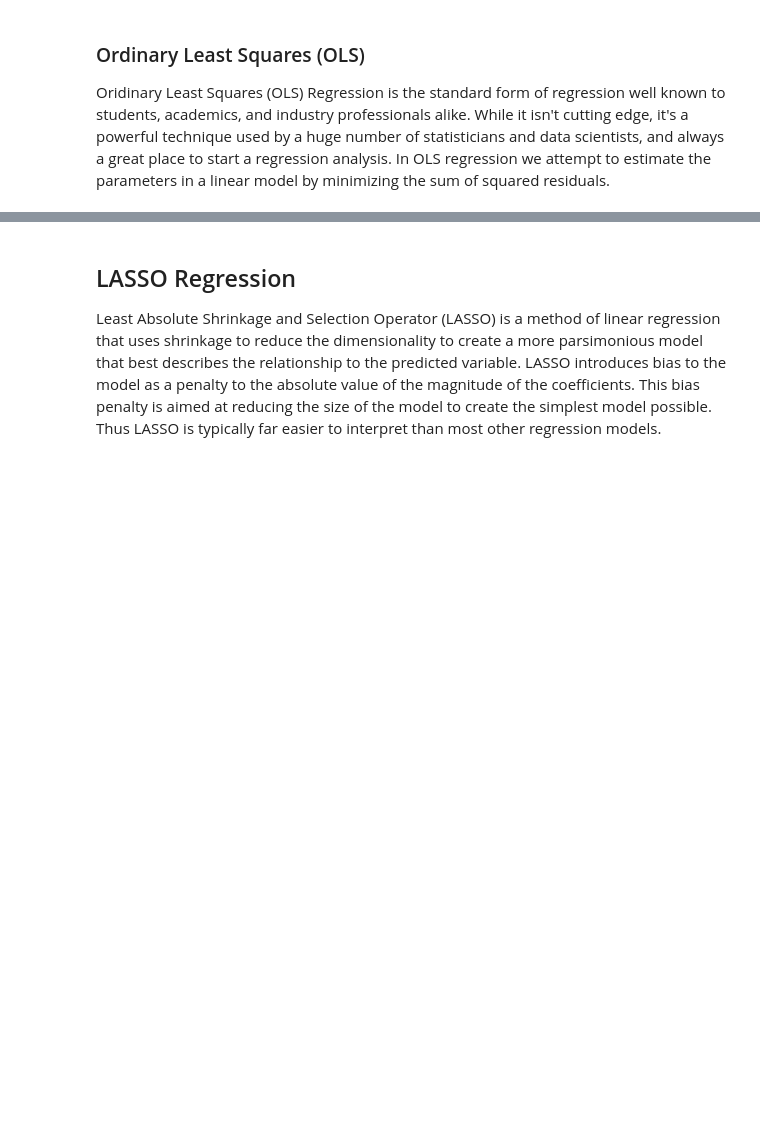
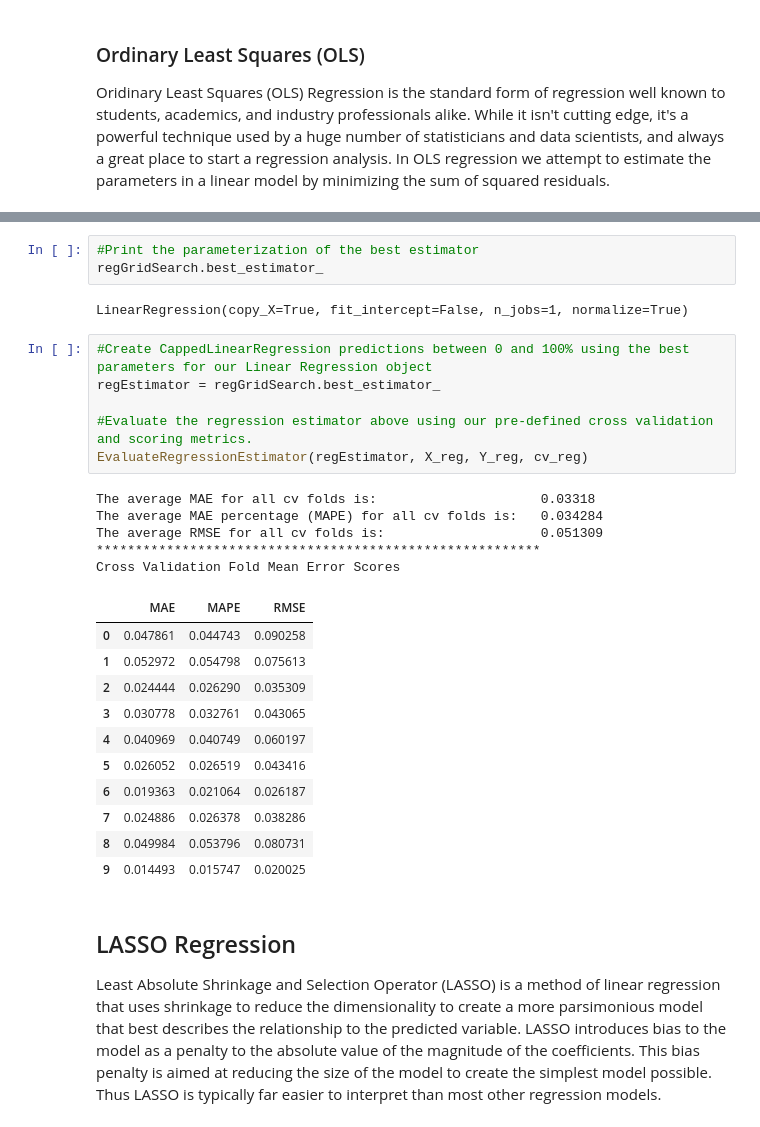
Before and after one commit to jeffweltman/MSDS7331, a Jupyter notebook: Lab 2 - Working/MSDS 7331 - Lab 2 - KassofWeltmanDickens.ipynb, the cells around one changed output, grey strips where cells are left out. Saved outputs shown, nothing was run; the diff lists cells and outputs as text; blank space fills up the shorter version.

```diff
--- a/Lab 2 - Working/MSDS 7331 - Lab 2 - KassofWeltmanDickens.ipynb
+++ b/Lab 2 - Working/MSDS 7331 - Lab 2 - KassofWeltmanDickens.ipynb
@@ -517,3 +543,31 @@ NameError: name 'X_train' is not defined
+# %%
+#Print the parameterization of the best estimator
+regGridSearch.best_estimator_
+# %% [output]
+LinearRegression(copy_X=True, fit_intercept=False, n_jobs=1, normalize=True)
+# %%
+#Create CappedLinearRegression predictions between 0 and 100% using the best parameters for our Linear Regression object
+regEstimator = regGridSearch.best_estimator_
+
+#Evaluate the regression estimator above using our pre-defined cross validation and scoring metrics.
+EvaluateRegressionEstimator(regEstimator, X_reg, Y_reg, cv_reg)
+# %% [output]
+The average MAE for all cv folds is:                     0.03318
+The average MAE percentage (MAPE) for all cv folds is:   0.034284
+The average RMSE for all cv folds is:                    0.051309
+*********************************************************
+Cross Validation Fold Mean Error Scores
+|  | MAE | MAPE | RMSE |
+| 0 | 0.047861 | 0.044743 | 0.090258 |
+| 1 | 0.052972 | 0.054798 | 0.075613 |
+| 2 | 0.024444 | 0.026290 | 0.035309 |
+| 3 | 0.030778 | 0.032761 | 0.043065 |
+| 4 | 0.040969 | 0.040749 | 0.060197 |
+| 5 | 0.026052 | 0.026519 | 0.043416 |
+| 6 | 0.019363 | 0.021064 | 0.026187 |
+| 7 | 0.024886 | 0.026378 | 0.038286 |
+| 8 | 0.049984 | 0.053796 | 0.080731 |
+| 9 | 0.014493 | 0.015747 | 0.020025 |
 # %% [markdown]
 ## LASSO Regression
 Least Absolute Shrinkage and Selection Operator (LASSO) is a method of linear regression that uses shrinkage to reduce the dimensionality to create a more parsimonious model that best describes the relationship to the predicted variable.  LASSO introduces bias to the model as a penalty to the absolute value of the magnitude of the coefficients.  This bias penalty is aimed at reducing the size of the model to create the simplest model possible.  Thus LASSO is typically far easier to interpret than most other regression models.
```
Also changed, not shown: parts of 6 cells of this notebook.
